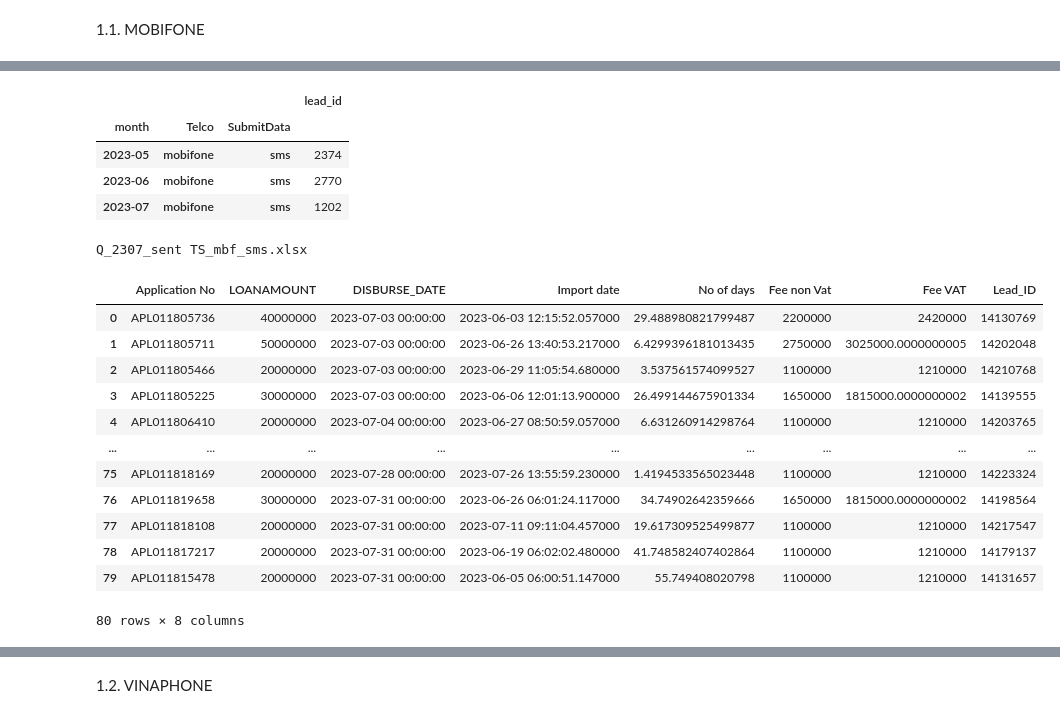
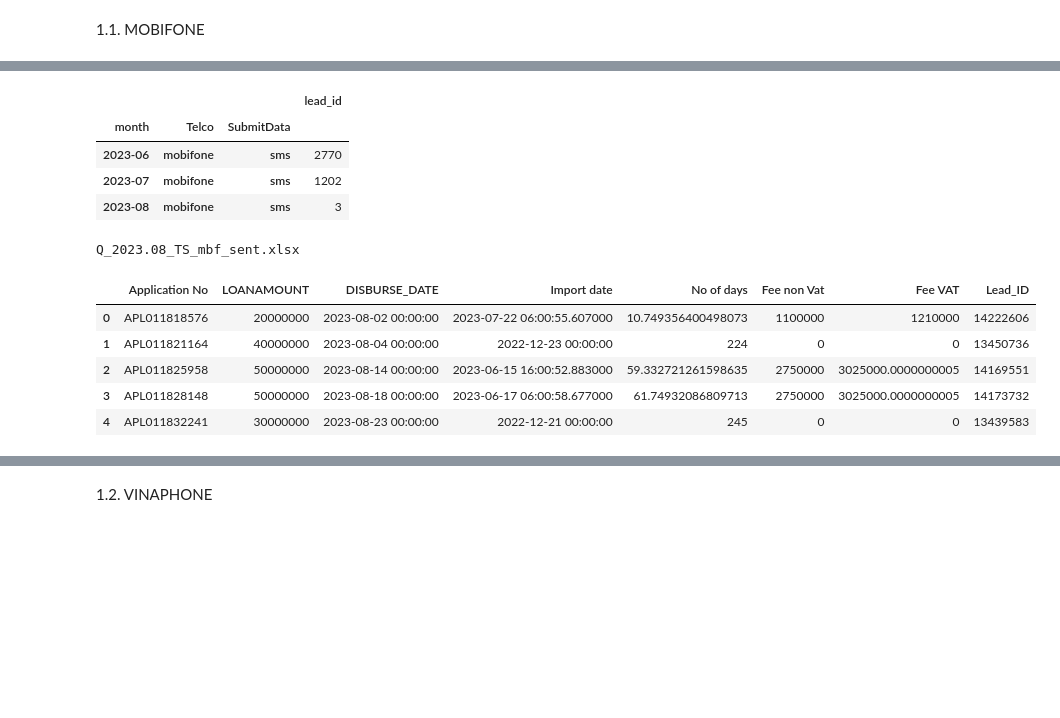
Before and after one commit to linh-nguyen-4-ts/reconcile, a Jupyter notebook: 03.Lotte/lotte_recon.ipynb, the cells around one changed output, grey strips where cells are left out. Saved outputs shown, nothing was run; the diff lists cells and outputs as text; code cells hidden in the pictures; blank space fills up the shorter version.

```diff
--- a/03.Lotte/lotte_recon.ipynb
+++ b/03.Lotte/lotte_recon.ipynb
@@ -71,7 +71,7 @@ channel_id = "C04MYU3L7LN"
 user_id = "U0480LX5468"
 linh_id = "U047QMYB9TQ"
 # %%
-def dayrange_recon(day_from_curr: int = 25) -> tuple:
+def dayrange_recon(day_from_curr: int = 45) -> tuple:
     curr_time = datetime.now()
     recon_time =(curr_time - timedelta(day_from_curr))
     last_month_time = (recon_time - timedelta(30))
@@ -87,3 +87,4 @@ def dayrange_recon(day_from_curr: int = 25) -> tuple:
     return recon_month, month, recon_time, start_date, end_date, last_month, last_2month, last_month_time, last_2month_time
 
 recon_month, month, recon_time, start_date, end_date, last_month, last_2month, last_month_time, last_2month_time = dayrange_recon()
+recon_month
@@ -139,12 +142,13 @@ I - GET FILE FROM GMAIL
 list_month = [month, last_month,last_2month]
 mbf_lead_list = []
 for months in list_month:
-    QUERY_STRING=f'[TS-LOTTE-MOBIFONE] {months} has:attachment'
+    QUERY_STRING=f'"[TS-LOTTE-MOBIFONE] Leadgen Services Reconciliation for {months}" has:attachment'
 
     gmail_messages = gmail_repo.search_messages_by_query(query=QUERY_STRING)
     for message in gmail_messages:
         attachment_pair_id = gmail_repo.query_attachments_from_email_message(message=message)
         print(attachment_pair_id[0].attachment_file_name)
+        print(months)
         df = gmail_repo.read_excel_attachment_to_pandas(attachment_pair = attachment_pair_id[0],
                                                    password = 'lfvn2023', sheet_name = 'TS_mbf')
         df['month'] = months
@@ -174,35 +181,29 @@ mbf_lead.groupby(['month', 'Telco', 'SubmitData']).agg({'lead_id': 'count'})
 # %% [output]
 |  |  |  | lead_id |
 | month | Telco | SubmitData |  |
-| 2023-05 | mobifone | sms | 2374 |
 | 2023-06 | mobifone | sms | 2770 |
 | 2023-07 | mobifone | sms | 1202 |
+| 2023-08 | mobifone | sms | 3 |
 # %%
-QUERY_STRING=f'[TS-LOTTE-MOBIFONE] {month} has:attachment'
+QUERY_STRING=f'"[TS-LOTTE-MOBIFONE] Leadgen Services Reconciliation for {month}" has:attachment'
 
 gmail_messages = gmail_repo.search_messages_by_query(query=QUERY_STRING)
 
 for message in gmail_messages:
     attachment_pair_id = gmail_repo.query_attachments_from_email_message(message=message)
     print(attachment_pair_id[0].attachment_file_name)
     mbf_data_disbursed = gmail_repo.read_excel_attachment_to_pandas(attachment_pair = attachment_pair_id[0],
-                                                   password = 'lfvn2023', sheet_name = 'E_TS mbf', skiprows= 9, usecols=lambda x: 'Unnamed' not in x)
+                                                   password = 'lfvn2023', sheet_name = 'E_TS_mbf', skiprows= 9)
+mbf_data_disbursed = mbf_data_disbursed.iloc[:, 8:]
 mbf_data_disbursed
 # %% [output]
-Q_2307_sent TS_mbf_sms.xlsx
+Q_2023.08_TS_mbf_sent.xlsx
 |  | Application No | LOANAMOUNT | DISBURSE_DATE | Import date | No of days | Fee non Vat | Fee VAT | Lead_ID |
-| 0 | APL011805736 | 40000000 | 2023-07-03 00:00:00 | 2023-06-03 12:15:52.057000 | 29.488980821799487 | 2200000 | 2420000 | 14130769 |
-| 1 | APL011805711 | 50000000 | 2023-07-03 00:00:00 | 2023-06-26 13:40:53.217000 | 6.4299396181013435 | 2750000 | 3025000.0000000005 | 14202048 |
-| 2 | APL011805466 | 20000000 | 2023-07-03 00:00:00 | 2023-06-29 11:05:54.680000 | 3.537561574099527 | 1100000 | 1210000 | 14210768 |
-| 3 | APL011805225 | 30000000 | 2023-07-03 00:00:00 | 2023-06-06 12:01:13.900000 | 26.499144675901334 | 1650000 | 1815000.0000000002 | 14139555 |
-| 4 | APL011806410 | 20000000 | 2023-07-04 00:00:00 | 2023-06-27 08:50:59.057000 | 6.631260914298764 | 1100000 | 1210000 | 14203765 |
-| ... | ... | ... | ... | ... | ... | ... | ... | ... |
-| 75 | APL011818169 | 20000000 | 2023-07-28 00:00:00 | 2023-07-26 13:55:59.230000 | 1.4194533565023448 | 1100000 | 1210000 | 14223324 |
-| 76 | APL011819658 | 30000000 | 2023-07-31 00:00:00 | 2023-06-26 06:01:24.117000 | 34.74902642359666 | 1650000 | 1815000.0000000002 | 14198564 |
-| 77 | APL011818108 | 20000000 | 2023-07-31 00:00:00 | 2023-07-11 09:11:04.457000 | 19.617309525499877 | 1100000 | 1210000 | 14217547 |
-| 78 | APL011817217 | 20000000 | 2023-07-31 00:00:00 | 2023-06-19 06:02:02.480000 | 41.748582407402864 | 1100000 | 1210000 | 14179137 |
-| 79 | APL011815478 | 20000000 | 2023-07-31 00:00:00 | 2023-06-05 06:00:51.147000 | 55.749408020798 | 1100000 | 1210000 | 14131657 |
+| 0 | APL011818576 | 20000000 | 2023-08-02 00:00:00 | 2023-07-22 06:00:55.607000 | 10.749356400498073 | 1100000 | 1210000 | 14222606 |
+| 1 | APL011821164 | 40000000 | 2023-08-04 00:00:00 | 2022-12-23 00:00:00 | 224 | 0 | 0 | 13450736 |
+| 2 | APL011825958 | 50000000 | 2023-08-14 00:00:00 | 2023-06-15 16:00:52.883000 | 59.332721261598635 | 2750000 | 3025000.0000000005 | 14169551 |
+| 3 | APL011828148 | 50000000 | 2023-08-18 00:00:00 | 2023-06-17 06:00:58.677000 | 61.74932086809713 | 2750000 | 3025000.0000000005 | 14173732 |
+| 4 | APL011832241 | 30000000 | 2023-08-23 00:00:00 | 2022-12-21 00:00:00 | 245 | 0 | 0 | 13439583 |
-80 rows × 8 columns
 # %%
 mbf_data_disbursed['No of days'] = mbf_data_disbursed['No of days'].astype(float).round(0).astype(int)
 mbf_data_disbursed = mbf_data_disbursed[mbf_data_disbursed['No of days']<= 90]
```
Also changed, not shown: parts of 30 cells of this notebook, 29 other files.
